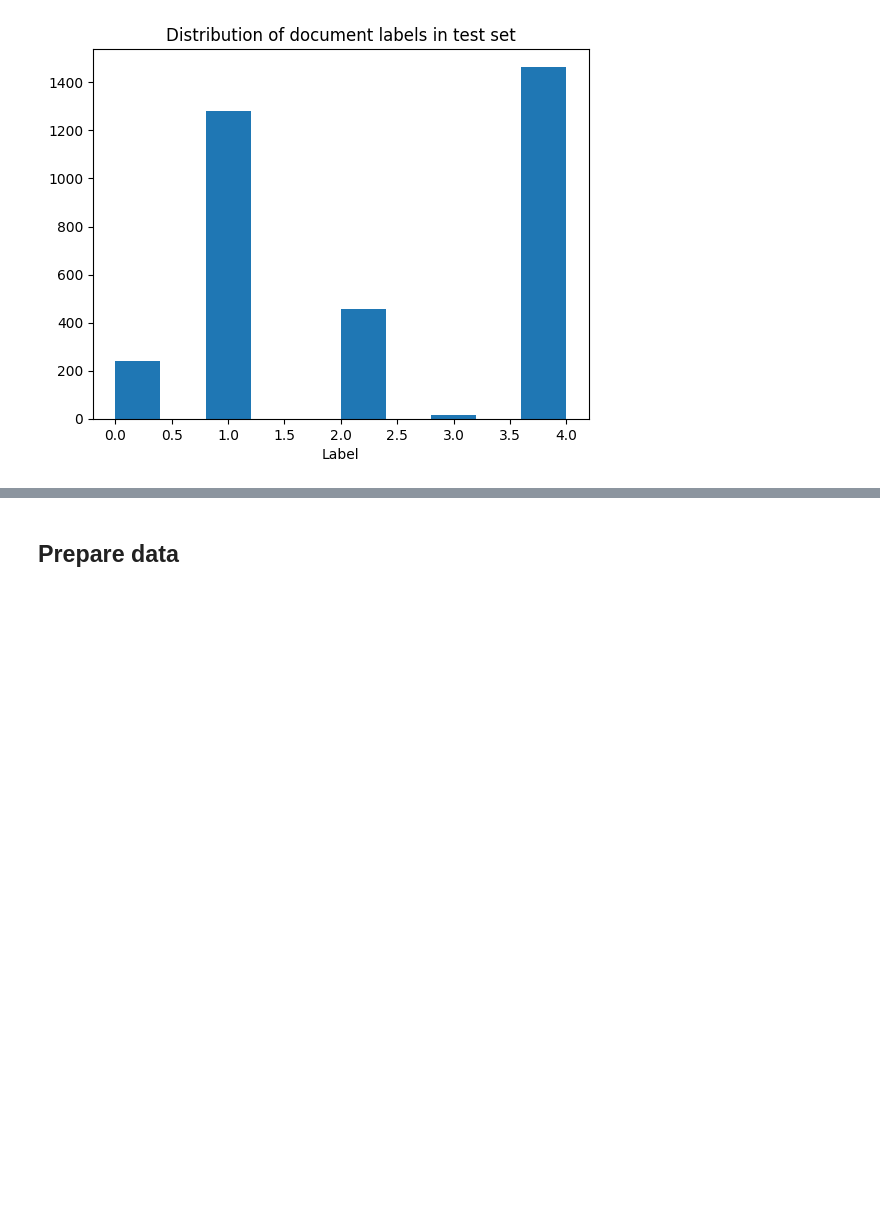
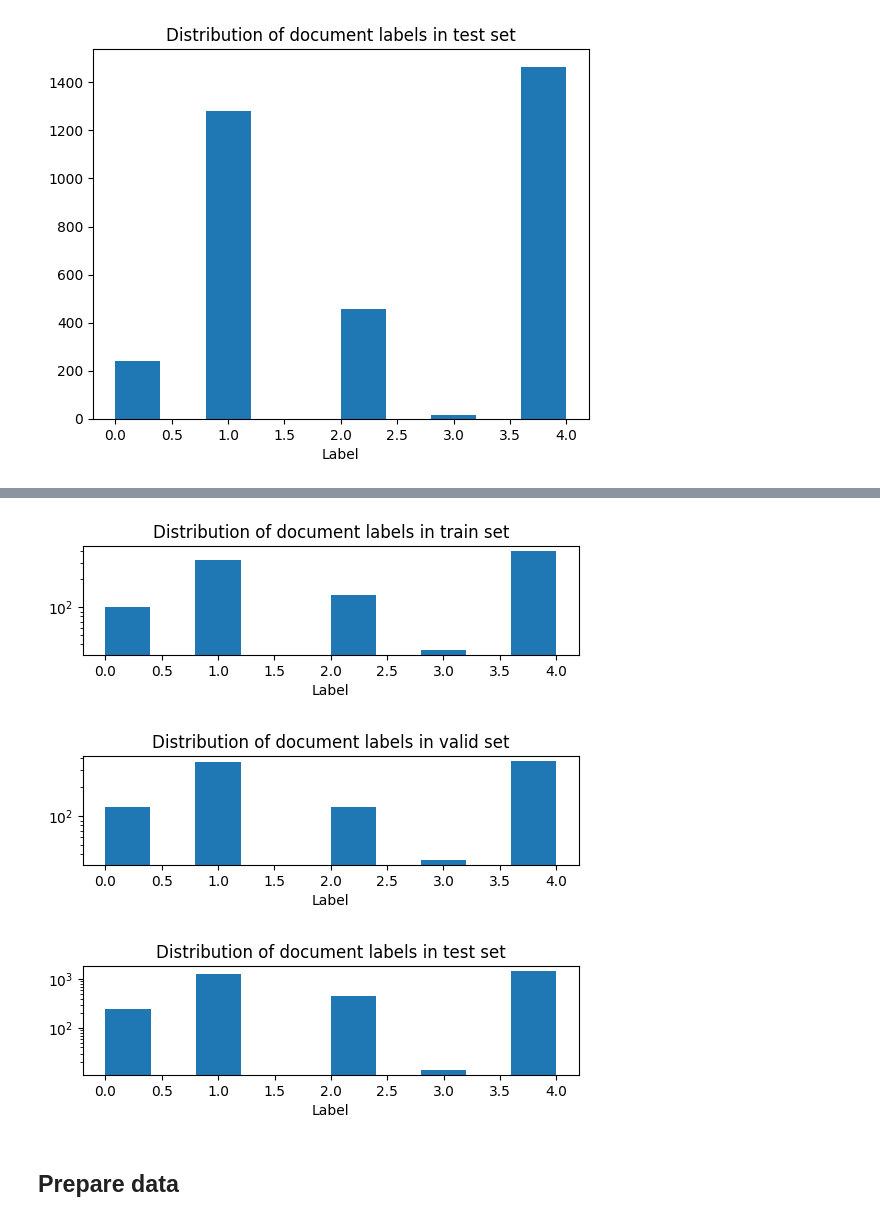
Before and after one commit to gonzaq94/NER-LLM-classification, a Jupyter notebook: fine_tune_BERT_doc_level_annots.ipynb, the cells around one changed output, grey strips where cells are left out. Saved outputs shown, nothing was run; the diff lists cells and outputs as text; code cells hidden in the pictures; blank space fills up the shorter version.

```diff
--- a/fine_tune_BERT_doc_level_annots.ipynb
+++ b/fine_tune_BERT_doc_level_annots.ipynb
@@ -138,0 +250,35 @@ Dataset({
+# %%
+# train set
+train_dataset_cls_3 = loaded_train_dataset.filter(lambda example: example['doc_labels'] == 3)
+downsampled_loaded_train_dataset = loaded_train_dataset.filter(lambda example: example['doc_labels'] != 3).shuffle().select(range(1000-len(train_dataset_cls_3)))
+combined_train_dataset = concatenate_datasets([train_dataset_cls_3, downsampled_loaded_train_dataset])
+
+# valid set
+valid_dataset_cls_3 = loaded_valid_dataset.filter(lambda example: example['doc_labels'] == 3)
+downsampled_loaded_valid_dataset = loaded_valid_dataset.filter(lambda example: example['doc_labels'] != 3).shuffle().select(range(1000-len(valid_dataset_cls_3)))
+combined_valid_dataset = concatenate_datasets([train_dataset_cls_3, downsampled_loaded_valid_dataset])
+# %%
+plt.subplot(3,1,1)
+plt.hist(combined_train_dataset['doc_labels'])
+plt.title('Distribution of document labels in train set')
+plt.xlabel('Label')
+plt.yscale('log')
+plt.show()
+
+plt.subplot(3,1,2)
+plt.hist(combined_valid_dataset['doc_labels'])
+plt.title('Distribution of document labels in valid set')
+plt.xlabel('Label')
+plt.yscale('log')
+plt.show()
+
+plt.subplot(3,1,3)
+plt.hist(loaded_test_dataset['doc_labels'])
+plt.title('Distribution of document labels in test set')
+plt.xlabel('Label')
+plt.yscale('log')
+plt.show()
+# %% [output]
+[figure, added]
+[figure, added]
+[figure, added]
```
Also changed, not shown: parts of 36 cells of this notebook.
